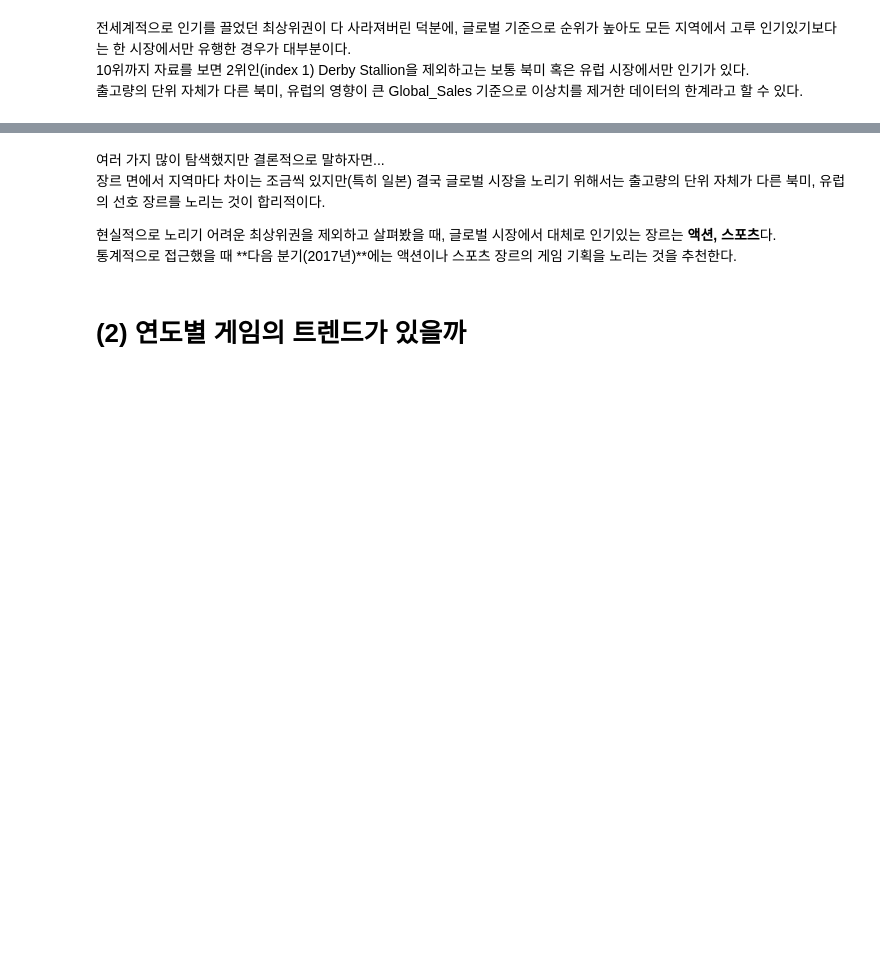
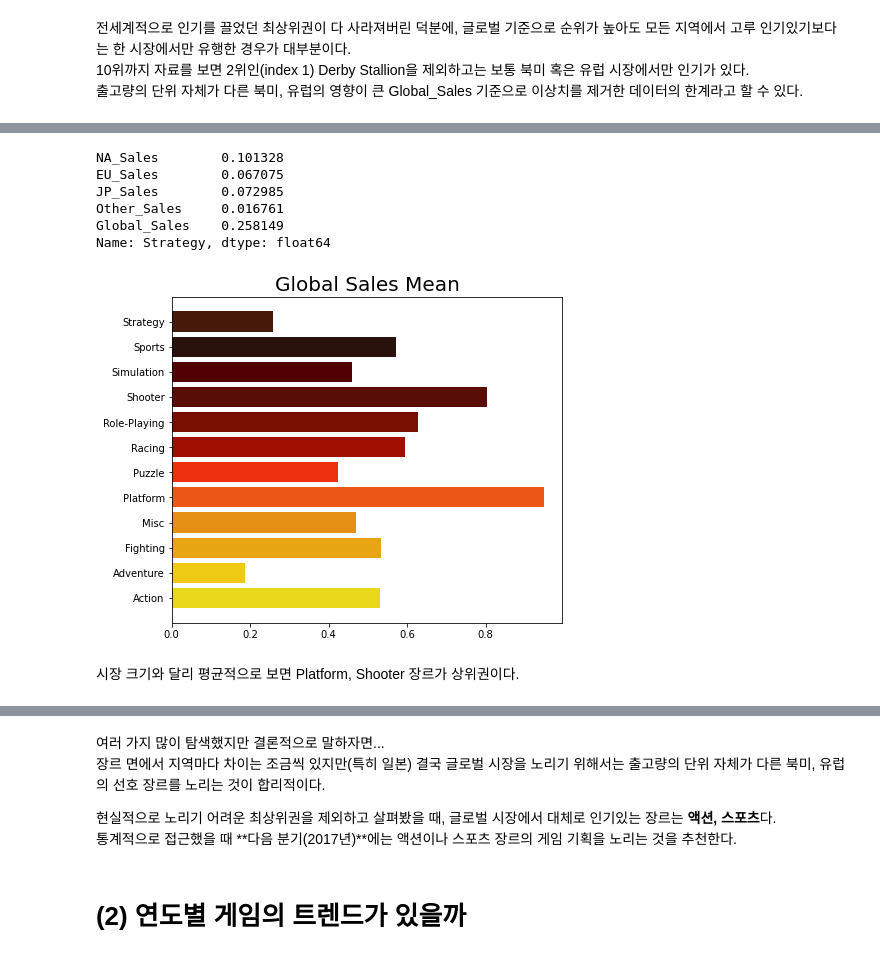
Before and after one commit to nan-park/section1_project, a Jupyter notebook: AI_section1_project.ipynb, the cells around one changed output, grey strips where cells are left out. Cells and saved outputs as stored; diff of their text form; code cells hidden in the pictures; blank space fills up the shorter version.

```diff
--- a/AI_section1_project.ipynb
+++ b/AI_section1_project.ipynb
@@ -1249,0 +1254,3 @@ df_standard_new.head(10)  # 표준화 데이터
+# %%
+genre_mean = df_clean.groupby('Genre')[sales_include_sum].mean().T
+genre_mean
@@ -1249,0 +1264,23 @@ df_standard_new.head(10)  # 표준화 데이터
+# %%
+genre_mean.loc[:, genre_list[i]]
+# %% [output]
+NA_Sales        0.101328
+EU_Sales        0.067075
+JP_Sales        0.072985
+Other_Sales     0.016761
+Global_Sales    0.258149
+Name: Strategy, dtype: float64
+# %%
+y = np.arange(len(genre_list))
+values = np.array(genre_mean.loc['Global_Sales'])
+genre_list
+
+plt.figure(figsize=(7, 6))
+plt.title('Global Sales Mean', fontsize=20)
+plt.barh(y, values, color=colors_heat)
+plt.yticks(y, genre_list)
+plt.show()
+# %% [output]
+[figure, added]
+# %% [markdown]
+시장 크기와 달리 평균적으로 보면 Platform, Shooter 장르가 상위권이다.
```
Also changed, not shown: parts of 12 cells of this notebook.
